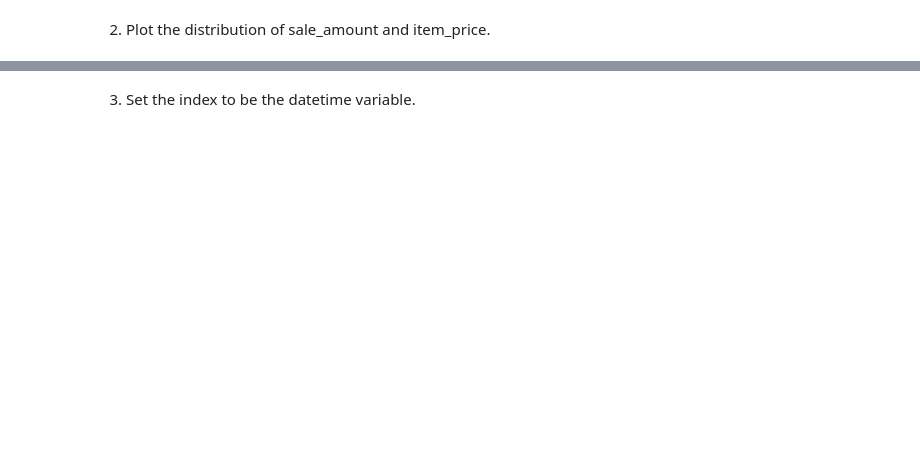
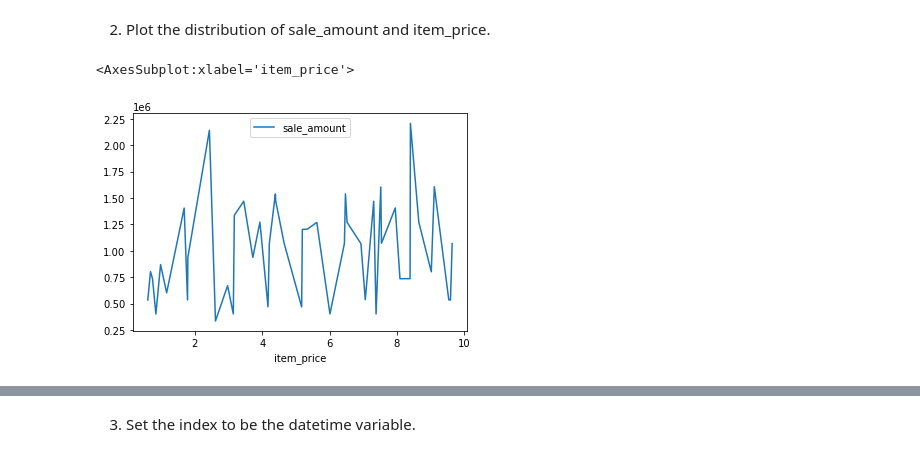
Before and after one commit to rachelrobbinsmayhill/time-series-exercises, a Jupyter notebook: data_preparation.ipynb, the cells around one changed output, grey strips where cells are left out. Saved outputs shown, nothing was run; the diff lists cells and outputs as text; code cells hidden in the pictures; blank space fills up the shorter version.

```diff
--- a/data_preparation.ipynb
+++ b/data_preparation.ipynb
@@ -3,2 +15,5 @@
 # %% [markdown]
 The end result of this exercise should be a file named prepare.py.
+# %%
+df = get_store_item_demand_data()
+df.head()
@@ -6,3 +32,5 @@ The end result of this exercise should be a file named prepare.py.
 Using your store items data:
 # %% [markdown]
 1. Convert date column to datetime format.
+# %%
+df.sale_date = pd.to_datetime(df.sale_date)
@@ -9,2 +57,9 @@ Using your store items data:
 # %% [markdown]
 2. Plot the distribution of sale_amount and item_price.
+# %%
+sale_by_item_price = df.groupby('item_price').sale_amount.sum().reset_index()
+# %%
+sale_by_item_price.plot(x='item_price' , y='sale_amount')
+# %% [output]
+<AxesSubplot:xlabel='item_price'>
+[figure, added]
```
Also changed, not shown: parts of 21 cells of this notebook.
